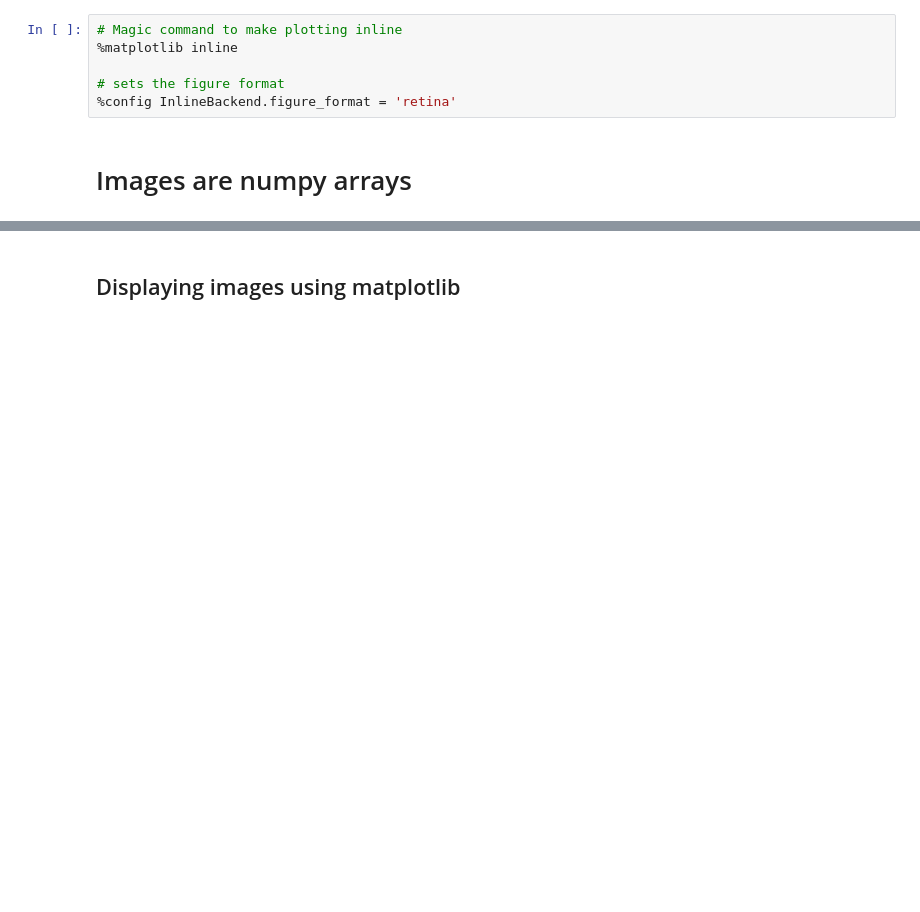
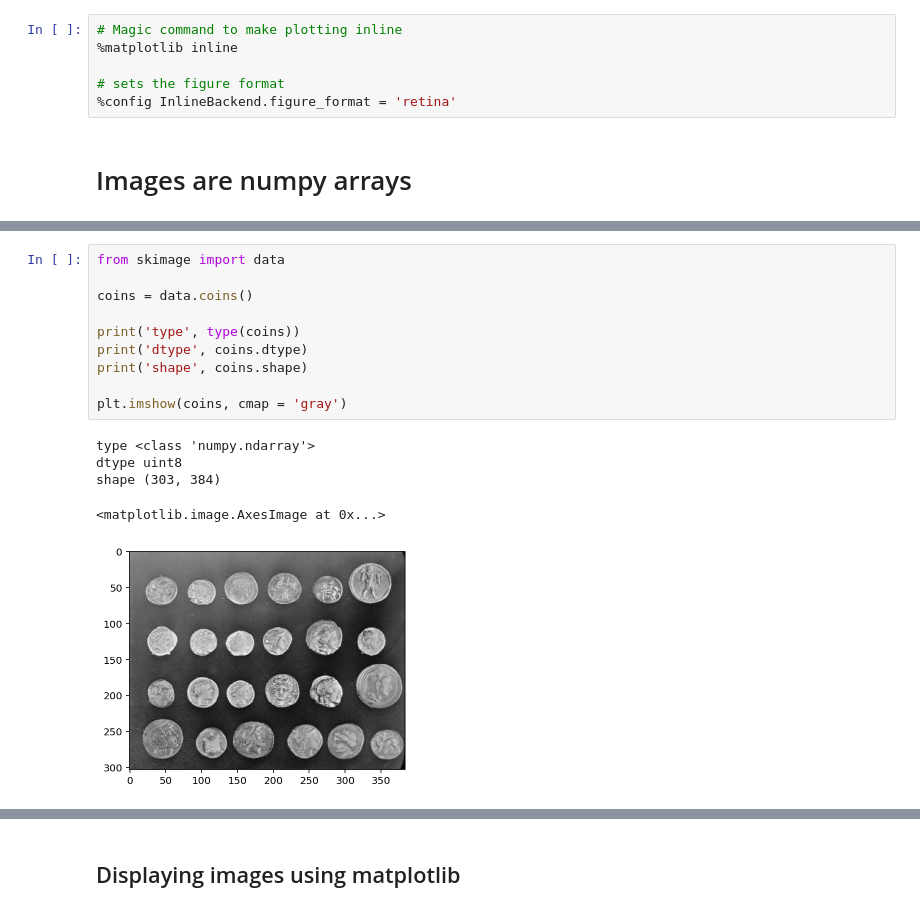
Before and after one commit to jagar2/Summer_2020_MAT-395-495_Scientific-Data-Analysis-and-Computing, a Jupyter notebook: lectures/5_Image_Analysis/MAT495_PreLecture_Image_Analysis.ipynb, the cells around one changed output, grey strips where cells are left out. Cells and saved outputs as stored; diff of their text form; blank space fills up the shorter version.

```diff
--- a/lectures/5_Image_Analysis/MAT495_PreLecture_Image_Analysis.ipynb
+++ b/lectures/5_Image_Analysis/MAT495_PreLecture_Image_Analysis.ipynb
@@ -32,0 +59,16 @@ Your branch is up to date with 'origin/Josh_Branch'.
+# %%
+from skimage import data
+
+coins = data.coins()
+
+print('type', type(coins))
+print('dtype', coins.dtype)
+print('shape', coins.shape)
+
+plt.imshow(coins, cmap = 'gray')
+# %% [output]
+type <class 'numpy.ndarray'>
+dtype uint8
+shape (303, 384)
+<matplotlib.image.AxesImage at 0x...>
+[figure, added]
```
Also changed, not shown: parts of 9 cells of this notebook.
